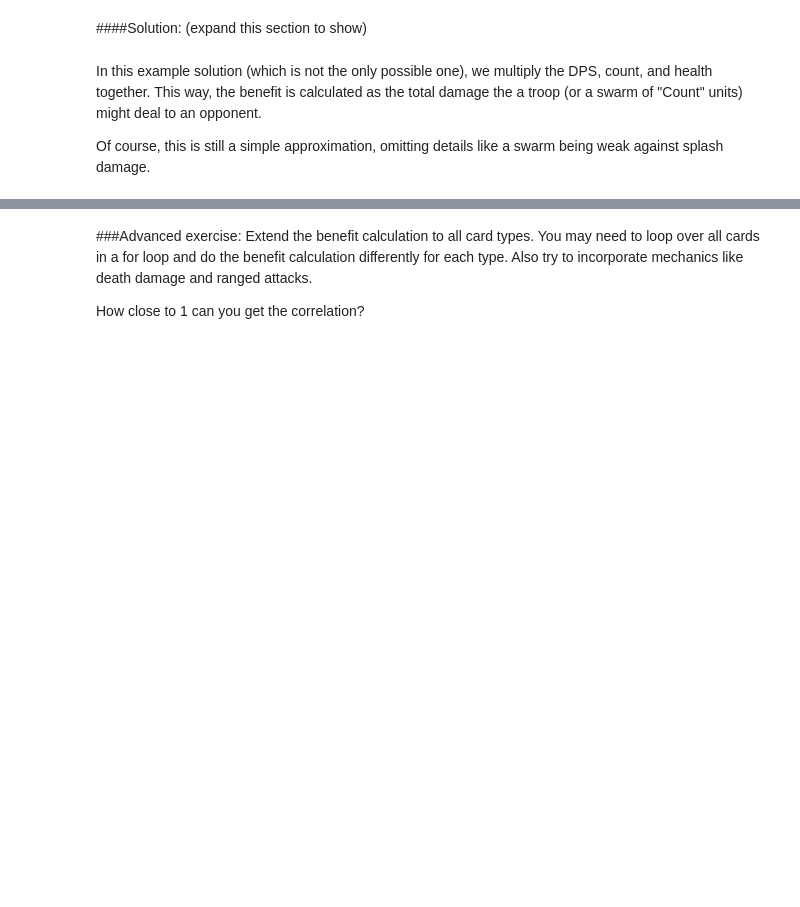
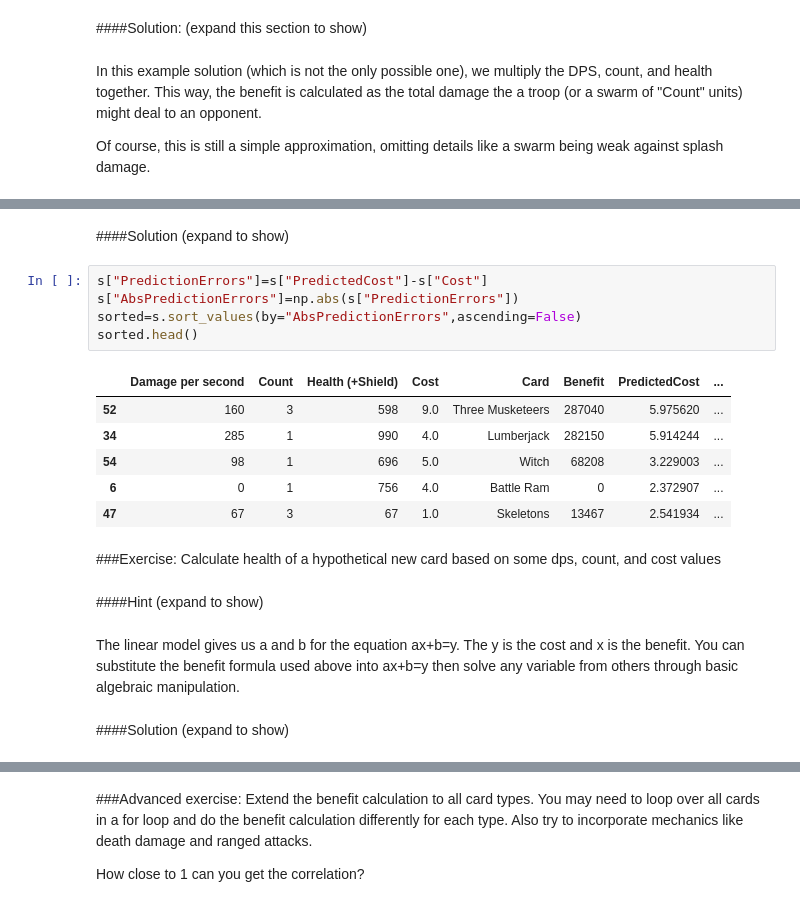
Before and after one commit to PerttuHamalainen/GameAnalysis, a Jupyter notebook: ClashRoyaleBalance.ipynb, the cells around one changed output, grey strips where cells are left out. Drawn from its saved outputs; the diff is of its cells as text; blank space fills up the shorter version.

```diff
--- a/ClashRoyaleBalance.ipynb
+++ b/ClashRoyaleBalance.ipynb
@@ -128,0 +246,22 @@ Correlation: 0.7285591563261166
+# %% [markdown]
+####Solution (expand to show)
+# %%
+s["PredictionErrors"]=s["PredictedCost"]-s["Cost"]
+s["AbsPredictionErrors"]=np.abs(s["PredictionErrors"])
+sorted=s.sort_values(by="AbsPredictionErrors",ascending=False)
+sorted.head()
+# %% [output]
+|  | Damage per second | Count | Health (+Shield) | Cost | Card | Benefit | PredictedCost | ... |
+| 52 | 160 | 3 | 598 | 9.0 | Three Musketeers | 287040 | 5.975620 | ... |
+| 34 | 285 | 1 | 990 | 4.0 | Lumberjack | 282150 | 5.914244 | ... |
+| 54 | 98 | 1 | 696 | 5.0 | Witch | 68208 | 3.229003 | ... |
+| 6 | 0 | 1 | 756 | 4.0 | Battle Ram | 0 | 2.372907 | ... |
+| 47 | 67 | 3 | 67 | 1.0 | Skeletons | 13467 | 2.541934 | ... |
+# %% [markdown]
+###Exercise: Calculate health of a hypothetical new card based on some dps, count, and cost values
+# %% [markdown]
+####Hint (expand to show)
+# %% [markdown]
+The linear model gives us a and b for the equation ax+b=y. The y is the cost and x is the benefit. You can substitute the benefit formula used above into ax+b=y then solve any variable from others through basic algebraic manipulation.
+# %% [markdown]
+####Solution (expand to show)
```
Also changed, not shown: parts of 22 cells of this notebook, 1 other file.
